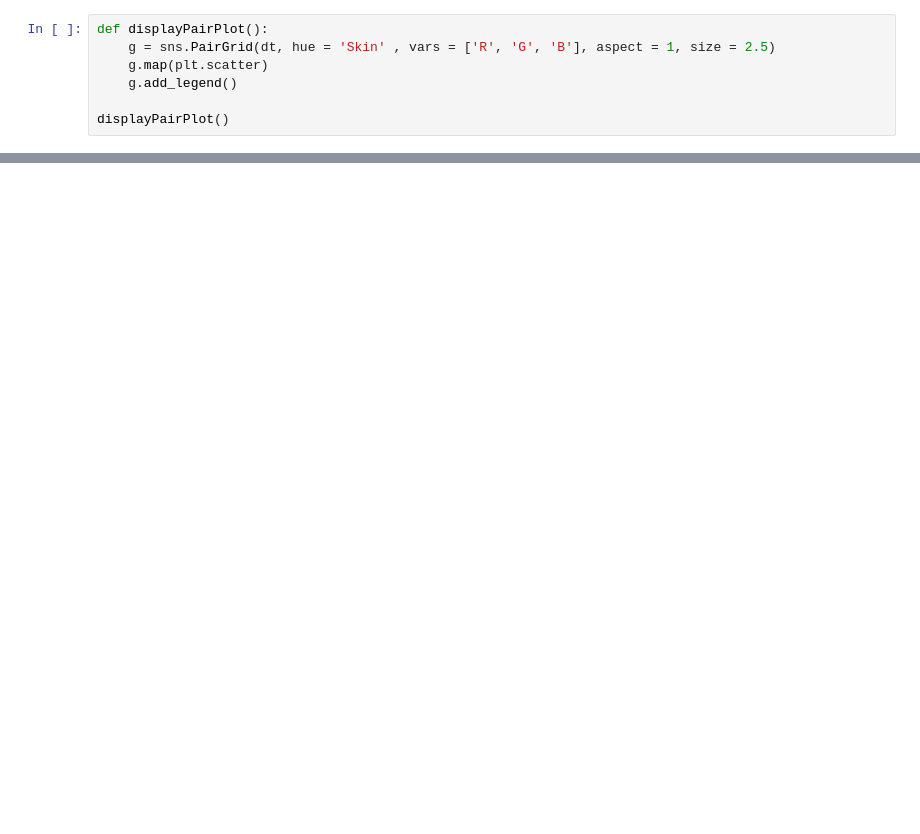
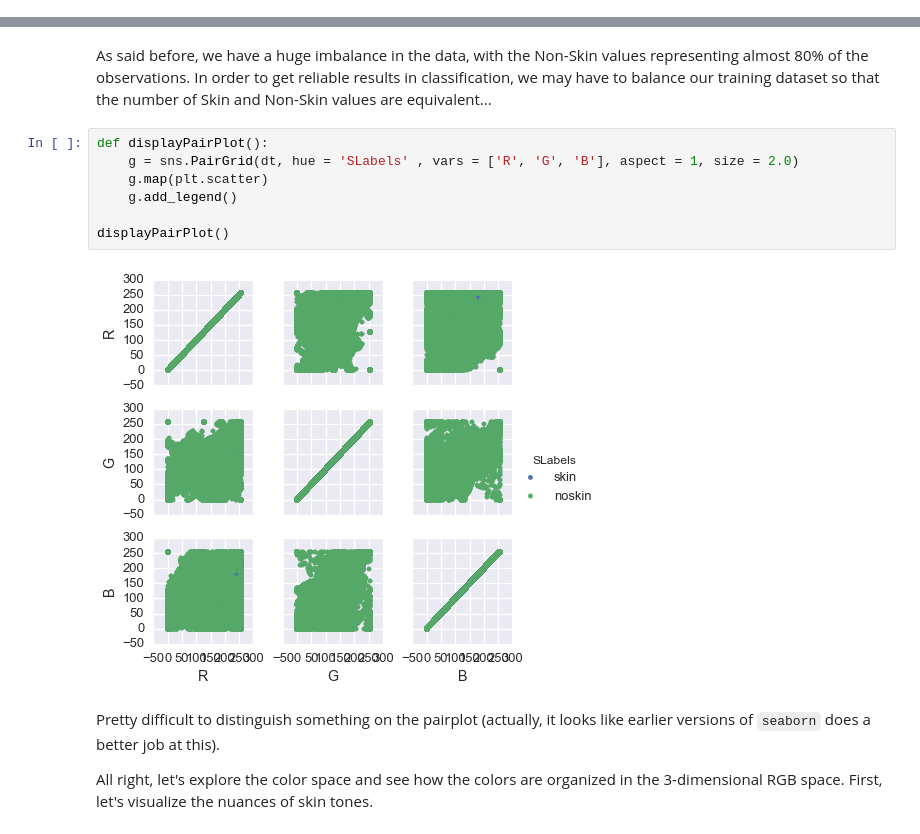
Before and after one commit to UrielTallon/Analytics, a Jupyter notebook: SkinAndTrees.ipynb, the cells around one changed output, grey strips where cells are left out. Cells and saved outputs as stored; diff of their text form; blank space fills up the shorter version.

```diff
--- a/SkinAndTrees.ipynb
+++ b/SkinAndTrees.ipynb
@@ -78,7 +0,0 @@ Make a `pairplot` with the different features:
-# %%
-def displayPairPlot():
-    g = sns.PairGrid(dt, hue = 'Skin' , vars = ['R', 'G', 'B'], aspect = 1, size = 2.5)
-    g.map(plt.scatter)
-    g.add_legend()
-
-displayPairPlot()
@@ -206,0 +107,15 @@ def crossValidationManiac(n = 100):
+# %% [markdown]
+As said before, we have a huge imbalance in the data, with the Non-Skin values representing almost 80% of the observations. In order to get reliable results in classification, we may have to balance our training dataset so that the number of Skin and Non-Skin values are equivalent...
+# %%
+def displayPairPlot():
+    g = sns.PairGrid(dt, hue = 'SLabels' , vars = ['R', 'G', 'B'], aspect = 1, size = 2.0)
+    g.map(plt.scatter)
+    g.add_legend()
+
+displayPairPlot()
+# %% [output]
+[figure, added]
+# %% [markdown]
+Pretty difficult to distinguish something on the pairplot (actually, it looks like earlier versions of `seaborn` does a better job at this).
+
+All right, let's explore the color space and see how the colors are organized in the 3-dimensional RGB space. First, let's visualize the nuances of skin tones.
```
Also changed, not shown: parts of 99 cells of this notebook, 2 other files.
